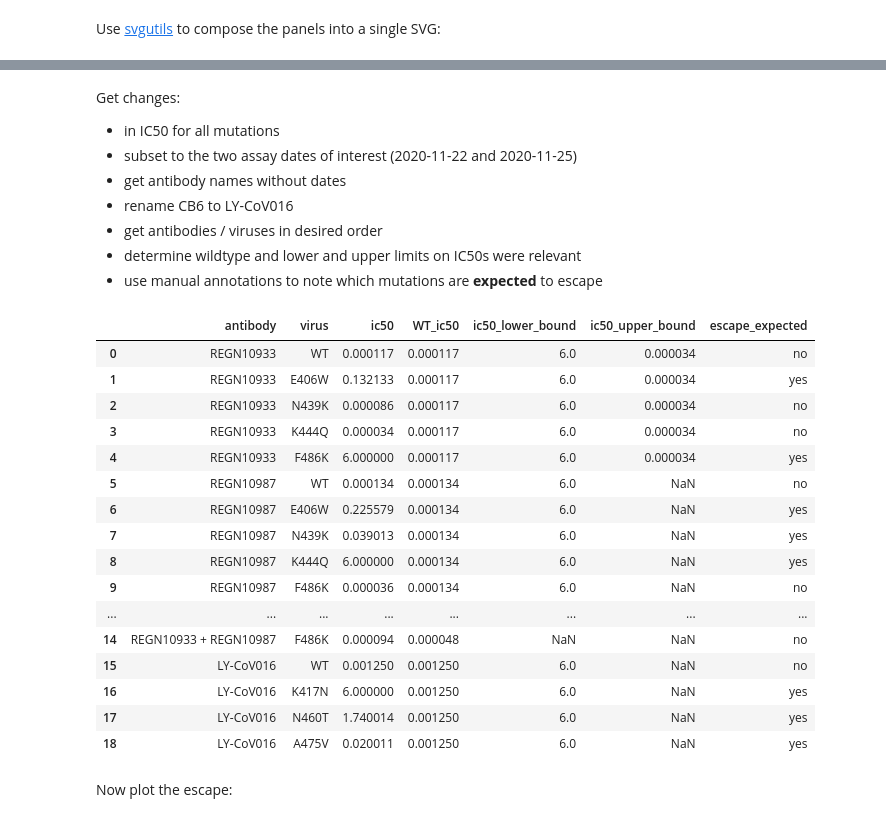
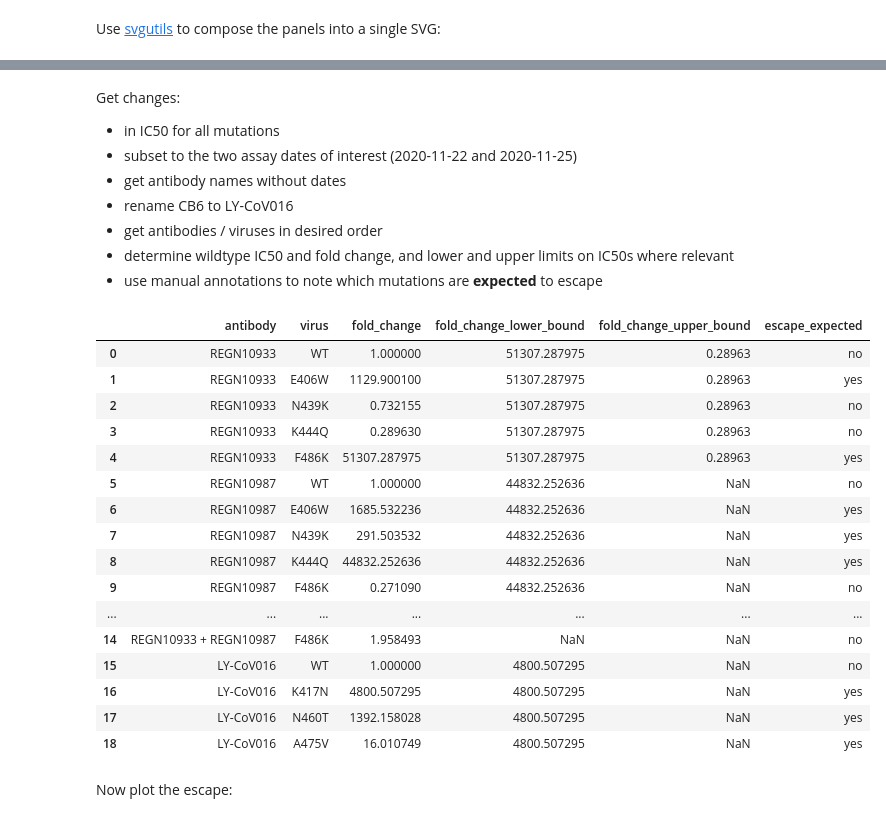
Before and after one commit to jbloomlab/SARS-CoV-2-RBD_MAP_clinical_Abs, a Jupyter notebook: exptl_neut_data/analyze_neuts.ipynb, the cells around one changed output, grey strips where cells are left out. Drawn from its saved outputs; the diff is of its cells as text; code cells hidden in the pictures.

```diff
--- a/exptl_neut_data/analyze_neuts.ipynb
+++ b/exptl_neut_data/analyze_neuts.ipynb
@@ -154,7 +154,7 @@ Get changes:
  - get antibody names without dates
  - rename CB6 to LY-CoV016
  - get antibodies / viruses in desired order
- - determine wildtype and lower and upper limits on IC50s were relevant
+ - determine wildtype IC50 and fold change, and lower and upper limits on IC50s where relevant
  - use manual annotations to note which mutations are **expected** to escape
 # %%
 # Get IC50s of interest with properly named antibodies
@@ -197,52 +197,56 @@ fitparams = (
                     .aggregate(ic50_lower_bound=pd.NamedAgg('ic50', 'max')),
            how='left',
            on='antibody',
            validate='many_to_one'
            )
     # add upper bound if any
     .merge(fitparams.query('ic50_bound == "upper"')
                     .groupby('antibody', as_index=False)
                     .aggregate(ic50_upper_bound=pd.NamedAgg('ic50', 'min')),
            how='left',
            on='antibody',
            validate='many_to_one'
            )
+    # get all of these as fold changes
+    .assign(fold_change=lambda x: x['ic50'] / x['WT_ic50'],
+            fold_change_lower_bound=lambda x: x['ic50_lower_bound'] / x['WT_ic50'],
+            fold_change_upper_bound=lambda x: x['ic50_upper_bound'] / x['WT_ic50'])
     )
 
 # annotate expected escape mutations
 expected_escape = {'REGN10933': ['E406W', 'F486K'],
                    'REGN10987': ['E406W', 'N439K', 'K444Q'],
                    'REGN10933 + REGN10987': ['E406W'],
                    'LY-CoV016': ['K417N', 'N460T', 'A475V']}
 fitparams = (fitparams
              .assign(escape_expected=lambda x: x.apply(lambda r: r['virus'] in expected_escape[r['antibody']],
                                                        axis=1).map({True: 'yes', False: 'no'}),
                      )
              )
 
 # get just columns of interest
-fitparams = fitparams[['antibody', 'virus', 'ic50', 'WT_ic50',
-                       'ic50_lower_bound', 'ic50_upper_bound', 'escape_expected']]
+fitparams = fitparams[['antibody', 'virus', 'fold_change',
+                       'fold_change_lower_bound', 'fold_change_upper_bound', 'escape_expected']]
 
 fitparams
 # %% [output]
-|  | antibody | virus | ic50 | WT_ic50 | ic50_lower_bound | ic50_upper_bound | escape_expected |
-| 0 | REGN10933 | WT | 0.000117 | 0.000117 | 6.0 | 0.000034 | no |
-| 1 | REGN10933 | E406W | 0.132133 | 0.000117 | 6.0 | 0.000034 | yes |
-| 2 | REGN10933 | N439K | 0.000086 | 0.000117 | 6.0 | 0.000034 | no |
-| 3 | REGN10933 | K444Q | 0.000034 | 0.000117 | 6.0 | 0.000034 | no |
-| 4 | REGN10933 | F486K | 6.000000 | 0.000117 | 6.0 | 0.000034 | yes |
-| 5 | REGN10987 | WT | 0.000134 | 0.000134 | 6.0 | NaN | no |
-| 6 | REGN10987 | E406W | 0.225579 | 0.000134 | 6.0 | NaN | yes |
-| 7 | REGN10987 | N439K | 0.039013 | 0.000134 | 6.0 | NaN | yes |
-| 8 | REGN10987 | K444Q | 6.000000 | 0.000134 | 6.0 | NaN | yes |
-| 9 | REGN10987 | F486K | 0.000036 | 0.000134 | 6.0 | NaN | no |
-| ... | ... | ... | ... | ... | ... | ... | ... |
-| 14 | REGN10933 + REGN10987 | F486K | 0.000094 | 0.000048 | NaN | NaN | no |
-| 15 | LY-CoV016 | WT | 0.001250 | 0.001250 | 6.0 | NaN | no |
-| 16 | LY-CoV016 | K417N | 6.000000 | 0.001250 | 6.0 | NaN | yes |
-| 17 | LY-CoV016 | N460T | 1.740014 | 0.001250 | 6.0 | NaN | yes |
-| 18 | LY-CoV016 | A475V | 0.020011 | 0.001250 | 6.0 | NaN | yes |
+|  | antibody | virus | fold_change | fold_change_lower_bound | fold_change_upper_bound | escape_expected |
+| 0 | REGN10933 | WT | 1.000000 | 51307.287975 | 0.28963 | no |
+| 1 | REGN10933 | E406W | 1129.900100 | 51307.287975 | 0.28963 | yes |
+| 2 | REGN10933 | N439K | 0.732155 | 51307.287975 | 0.28963 | no |
+| 3 | REGN10933 | K444Q | 0.289630 | 51307.287975 | 0.28963 | no |
+| 4 | REGN10933 | F486K | 51307.287975 | 51307.287975 | 0.28963 | yes |
+| 5 | REGN10987 | WT | 1.000000 | 44832.252636 | NaN | no |
+| 6 | REGN10987 | E406W | 1685.532236 | 44832.252636 | NaN | yes |
+| 7 | REGN10987 | N439K | 291.503532 | 44832.252636 | NaN | yes |
+| 8 | REGN10987 | K444Q | 44832.252636 | 44832.252636 | NaN | yes |
+| 9 | REGN10987 | F486K | 0.271090 | 44832.252636 | NaN | no |
+| ... | ... | ... | ... | ... | ... | ... |
+| 14 | REGN10933 + REGN10987 | F486K | 1.958493 | NaN | NaN | no |
+| 15 | LY-CoV016 | WT | 1.000000 | 4800.507295 | NaN | no |
+| 16 | LY-CoV016 | K417N | 4800.507295 | 4800.507295 | NaN | yes |
+| 17 | LY-CoV016 | N460T | 1392.158028 | 4800.507295 | NaN | yes |
+| 18 | LY-CoV016 | A475V | 16.010749 | 4800.507295 | NaN | yes |
 # %% [markdown]
 Now plot the escape:
 # %%
```
Also changed, not shown: parts of 1 cell of this notebook, 5 other files.
